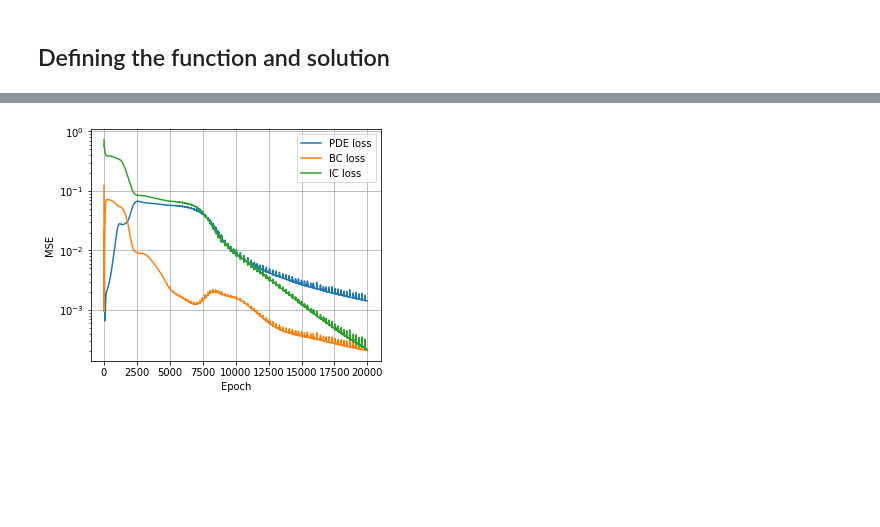
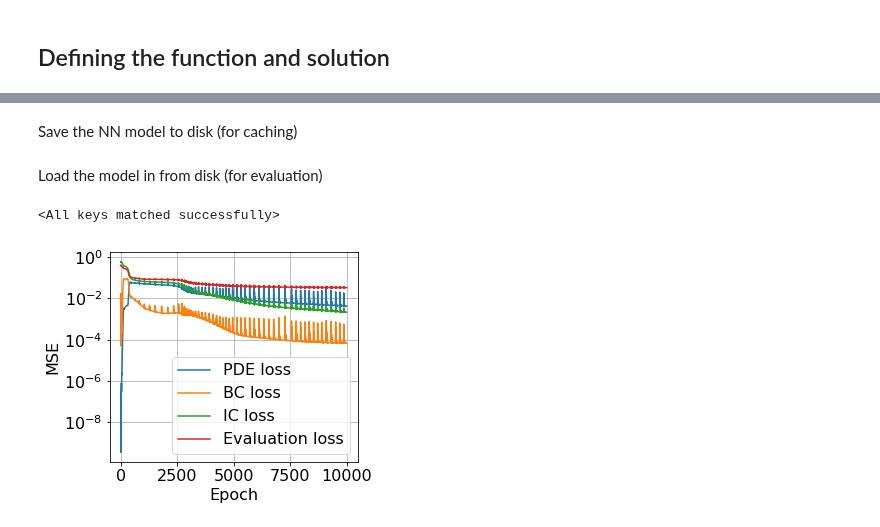
Before and after one commit to runehoejlund/deep-learning-pinn, a Jupyter notebook: PINN-Burgers.ipynb, the cells around one changed output, grey strips where cells are left out. Cells and saved outputs as stored; diff of their text form; code cells hidden in the pictures; blank space fills up the shorter version.

```diff
--- a/PINN-Burgers.ipynb
+++ b/PINN-Burgers.ipynb
@@ -134,14 +195,2 @@ for e in range(epochs):
-# %%
-fig, ax = plt.subplots(figsize=(5,4))
-ax.semilogy([pde.detach() for pde, bc, ic in loss], label='PDE loss')
-ax.semilogy([bc.detach() for pde, bc, ic in loss], label='BC loss')
-ax.semilogy([ic.detach() for pde, bc, ic in loss], label='IC loss')
-# ax.semilogy(loss_data, label='Evaluation loss')
-ax.legend()
-ax.set_ylabel('MSE')
-ax.set_xlabel('Epoch')
-ax.grid()
-fig.tight_layout()
-fig.savefig('./figs/Burger_loss.png', dpi=600)
-# %% [output]
-[figure, removed]
+# %% [markdown]
+Save the NN model to disk (for caching)
@@ -148,2 +202,23 @@ fig.savefig('./figs/Burger_loss.png', dpi=600)
+# %% [markdown]
+Load the model in from disk (for evaluation)
+# %%
+model = Net(N_in=2, N_out=1, N_hid=N_hid, N_layers=N_layers)
+model.load_state_dict(torch.load(model_path))
+# %% [output]
+<All keys matched successfully>
+# %%
+fig, ax = plt.subplots(figsize=(5,4))
+ax.semilogy(loss_pde.detach(), label='PDE loss')
+ax.semilogy(loss_bc.detach(), label='BC loss')
+ax.semilogy(loss_ic.detach(), label='IC loss')
+ax.semilogy(loss_data, label='Evaluation loss')
+ax.legend()
+ax.set_ylabel('MSE')
+ax.set_xlabel('Epoch')
+ax.grid()
+fig.tight_layout()
+fig.savefig('./figs/Burger_loss.png', dpi=600)
+# %% [output]
+[figure, added]
 # %%
 ## Evaluate network
```
Also changed, not shown: parts of 18 cells of this notebook, 17 other files.
